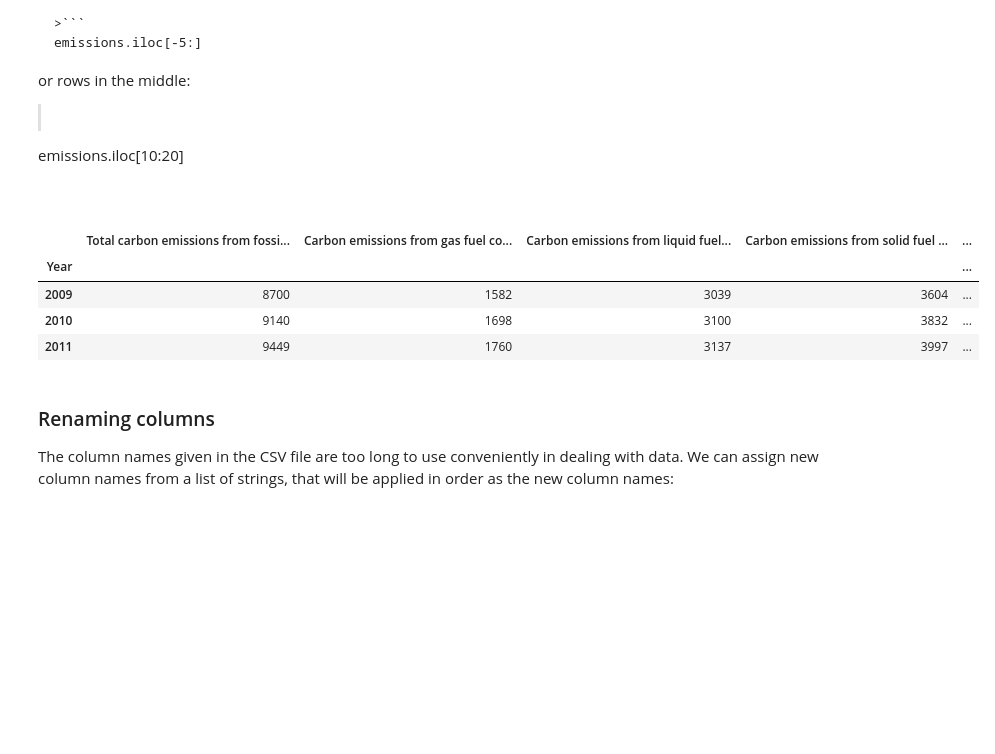
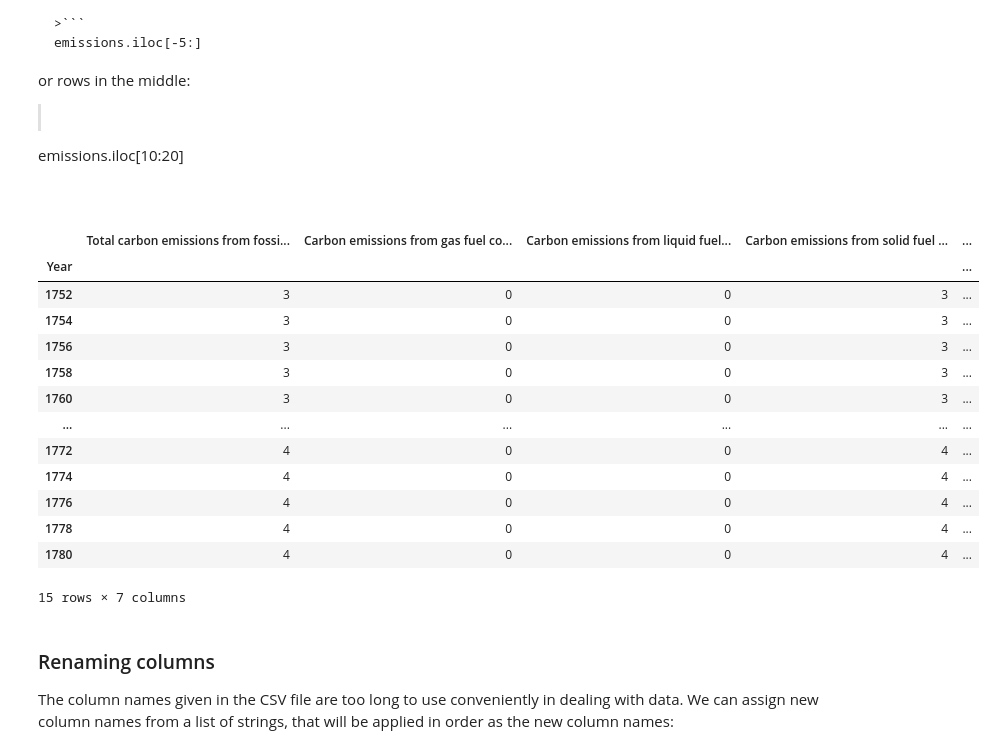
Before and after one commit to SDXorg/PySD-Cookbook, a Jupyter notebook: source/analyses/data_handling/pandas.ipynb, the cells around one changed output. Cells and saved outputs as stored; diff of their text form; code cells hidden in the pictures; blank space fills up the shorter version.

````diff
--- a/source/analyses/data_handling/pandas.ipynb
+++ b/source/analyses/data_handling/pandas.ipynb
@@ -84,13 +84,22 @@ or rows in the middle:
 emissions.iloc[10:20]
 ```
 # %%
-emissions.iloc[-3:]
+emissions.iloc[1:30]
 # %% [output]
 |  | Total carbon emissions from fossi... | Carbon emissions from gas fuel co... | Carbon emissions from liquid fuel... | Carbon emissions from solid fuel ... | ... |
 | Year |  |  |  |  | ... |
-| 2009 | 8700 | 1582 | 3039 | 3604 | ... |
-| 2010 | 9140 | 1698 | 3100 | 3832 | ... |
-| 2011 | 9449 | 1760 | 3137 | 3997 | ... |
+| 1752 | 3 | 0 | 0 | 3 | ... |
+| 1754 | 3 | 0 | 0 | 3 | ... |
+| 1756 | 3 | 0 | 0 | 3 | ... |
+| 1758 | 3 | 0 | 0 | 3 | ... |
+| 1760 | 3 | 0 | 0 | 3 | ... |
+| ... | ... | ... | ... | ... | ... |
+| 1772 | 4 | 0 | 0 | 4 | ... |
+| 1774 | 4 | 0 | 0 | 4 | ... |
+| 1776 | 4 | 0 | 0 | 4 | ... |
+| 1778 | 4 | 0 | 0 | 4 | ... |
+| 1780 | 4 | 0 | 0 | 4 | ... |
+15 rows × 7 columns
 # %% [markdown]
 ### Renaming columns
 The column names given in the CSV file are too long to use conveniently in dealing with data. We can assign new column names from a list of strings, that will be applied in order as the new column names:
````
Also changed, not shown: parts of 3 cells of this notebook, 13 other files.
